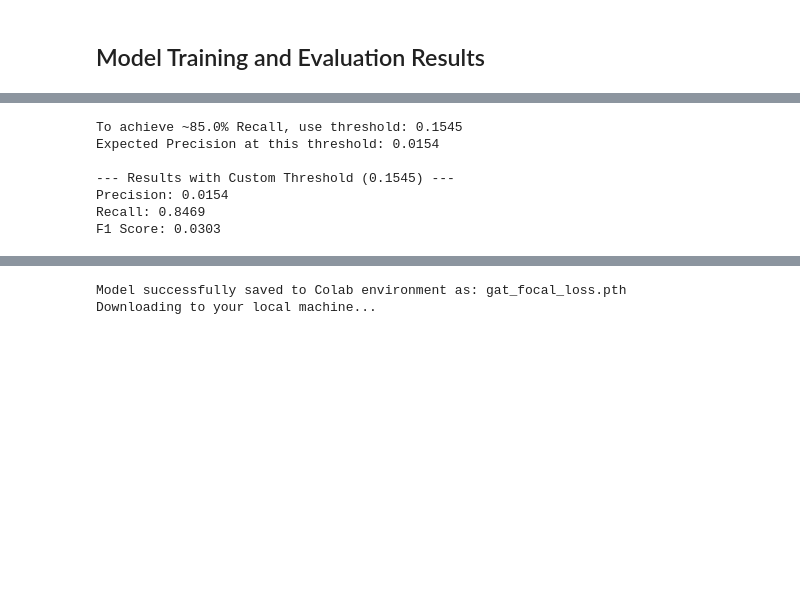
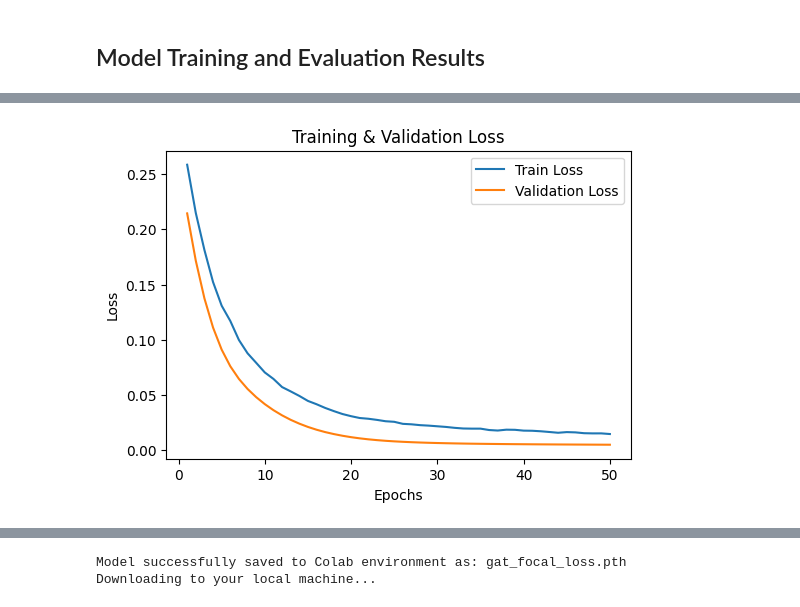
Before and after one commit to shreeraj-chatterjee/financial-fraud-classification, a Jupyter notebook: notebooks/gat_focal_loss_fraud_model.ipynb, the cells around one changed output, grey strips where cells are left out. Cells and saved outputs as stored; diff of their text form; code cells hidden in the pictures; blank space fills up the shorter version.

```diff
--- a/notebooks/gat_focal_loss_fraud_model.ipynb
+++ b/notebooks/gat_focal_loss_fraud_model.ipynb
@@ -306,35 +186,42 @@ AUC-ROC Score: 0.9615
-# %%
-# Cell 6: Threshold Tuning
-from sklearn.metrics import precision_recall_curve
-
-# Get the probabilities of the fraud class (class 1)
-y_prob_fraud = y_prob_cpu
-
-# Calculate precision and recall for all possible thresholds
-precisions, recalls, thresholds = precision_recall_curve(y_true_cpu, y_prob_fraud)
-
-# Let's find a threshold that gives us at least 85% recall
-target_recall = 0.85
-# Find the index where recall is closest to our target
-idx = np.abs(recalls - target_recall).argmin()
-
-optimal_threshold = thresholds[idx]
-print(f"To achieve ~{target_recall*100}% Recall, use threshold: {optimal_threshold:.4f}")
-print(f"Expected Precision at this threshold: {precisions[idx]:.4f}")
-
-# Apply the new threshold
-y_pred_custom = (y_prob_fraud >= optimal_threshold).astype(int)
-
-# Check the new metrics
-print(f"\n--- Results with Custom Threshold ({optimal_threshold:.4f}) ---")
-print(f"Precision: {precision_score(y_true_cpu, y_pred_custom):.4f}")
-print(f"Recall: {recall_score(y_true_cpu, y_pred_custom):.4f}")
-print(f"F1 Score: {f1_score(y_true_cpu, y_pred_custom):.4f}")
-# %% [output]
-To achieve ~85.0% Recall, use threshold: 0.1545
-Expected Precision at this threshold: 0.0154
-
---- Results with Custom Threshold (0.1545) ---
-Precision: 0.0154
-Recall: 0.8469
-F1 Score: 0.0303
+# %%
+# Cell 5: Training the GNN with Validation Tracking
+import matplotlib.pyplot as plt
+
+epochs = 50
+train_losses = []
+val_losses = []
+
+print("Starting Training...")
+for epoch in range(epochs):
+    model.train()
+    optimizer.zero_grad()
+
+    out = model(data)
+
+    # Calculate loss ONLY on training nodes
+    loss = criterion(out[data.train_mask], data.y[data.train_mask])
+    loss.backward()
+    optimizer.step()
+
+    train_losses.append(loss.item())
+
+    # Evaluate on the validation set
+    model.eval()
+    with torch.no_grad():
+        val_out = model(data)
+        val_loss = criterion(val_out[data.val_mask], data.y[data.val_mask])
+        val_losses.append(val_loss.item())
+
+    if (epoch + 1) % 10 == 0:
+        print(f'Epoch {epoch+1}/{epochs}, Train Loss: {loss.item():.4f}, Val Loss: {val_loss.item():.4f}')
+
+# Plotting the Training vs Validation Loss
+plt.figure(figsize=(6, 4))
+plt.plot(range(1, epochs+1), train_losses, label='Train Loss')
+plt.plot(range(1, epochs+1), val_losses, label='Validation Loss')
+plt.xlabel('Epochs')
+plt.ylabel('Loss')
+plt.title('Training & Validation Loss')
+plt.legend()
+plt.show()
+# %% [output]
@@ -340,0 +234 @@ F1 Score: 0.0303
+[figure, added]
```
Also changed, not shown: parts of 7 cells of this notebook.
